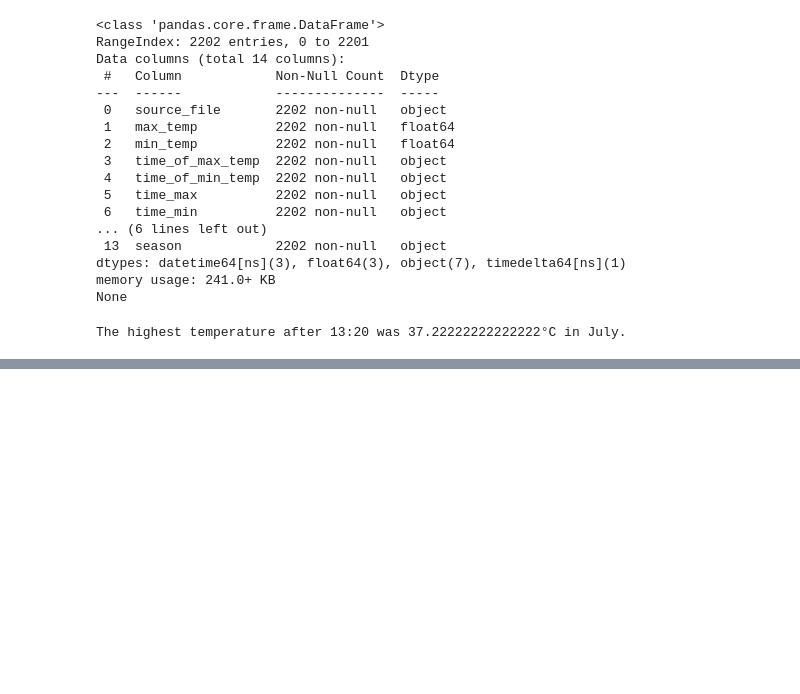
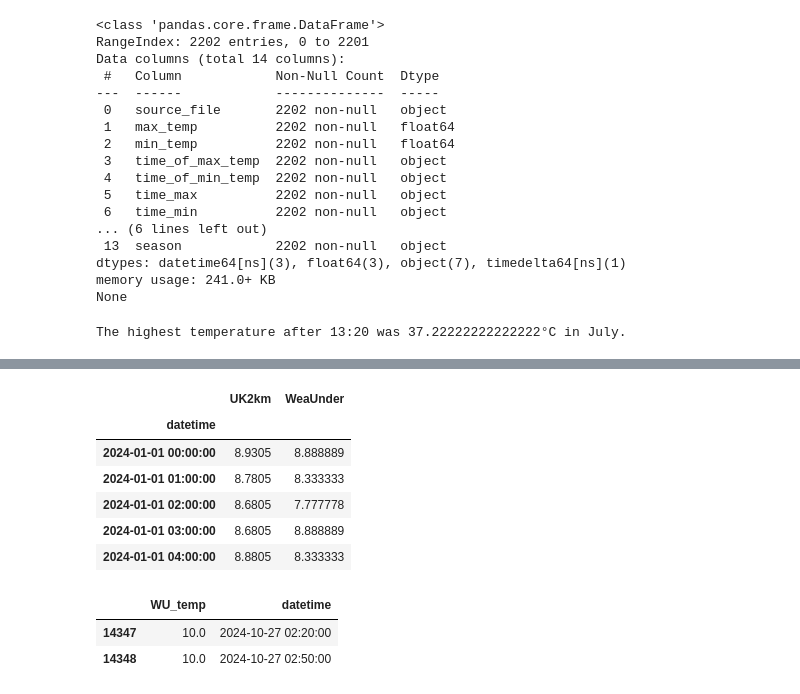
Before and after one commit to emanuel-gf/global-temp-anomaly---daily-max-nasa-esa-era5, a Jupyter notebook: daily_max_temp/explore_temp_and_time_distribution/temptime.ipynb, the cells around one changed output, grey strips where cells are left out. Saved outputs shown, nothing was run; the diff lists cells and outputs as text; code cells hidden in the pictures; blank space fills up the shorter version.

```diff
--- a/daily_max_temp/explore_temp_and_time_distribution/temptime.ipynb
+++ b/daily_max_temp/explore_temp_and_time_distribution/temptime.ipynb
@@ -171,0 +216,50 @@ ValueError: Mime type rendering requires nbformat>=4.2.0 but it is not installed
+# %%
+RAW_DIR = Path(f"/home/camarada/Documents/projects/temp-grss-nasa/data_/wunderground/processed/{yearr}")
+year = sorted(RAW_DIR.rglob("*.parquet"))
+
+# 1. Load all years at once — Polars handles this efficiently
+df_wupl = pl.scan_parquet(year).select(
+                (pl.col("Temperature").sub(32).mul((5/9)).alias("WU_temp"), ## convert to celcius
+                pl.col("datetime"))
+                ).collect()
+
+df_wupl = df_wupl.to_pandas()
+# %%
+## dealing with clock change in summer periods
+## when the clocks goes back from summer, it may cause
+## duplicated times period which causes error when concatenating
+
+# Group by hour, mean it, and then drop any index duplicates that remain
+wu_resampled = df_wupl.set_index('datetime').resample('1h').mean()
+wu_resampled = wu_resampled[~wu_resampled.index.duplicated(keep='first')]
+
+## do the same for openmeteo UK2KM
+df_uk = df.set_index('datetime').resample('1h').mean()
+df_uk = df_uk[~df_uk.index.duplicated(keep='first')]
+
+# Now the concat will work
+dff = pd.concat([
+    df_uk[['temperature_2m']],
+    wu_resampled
+],
+    axis=1)
+
+## modify name
+dff = dff.rename(columns={
+            'temperature_2m':'UK2km',
+            'WU_temp':'WeaUnder'})
+dff.head()
+# %% [output]
+|  | UK2km | WeaUnder |
+| datetime |  |  |
+| 2024-01-01 00:00:00 | 8.9305 | 8.888889 |
+| 2024-01-01 01:00:00 | 8.7805 | 8.333333 |
+| 2024-01-01 02:00:00 | 8.6805 | 7.777778 |
+| 2024-01-01 03:00:00 | 8.6805 | 8.888889 |
+| 2024-01-01 04:00:00 | 8.8805 | 8.333333 |
+# %%
+df_wupl[df_wupl['datetime'].duplicated()]
+# %% [output]
+|  | WU_temp | datetime |
+| 14347 | 10.0 | 2024-10-27 02:20:00 |
+| 14348 | 10.0 | 2024-10-27 02:50:00 |
```
Also changed, not shown: parts of 25 cells of this notebook, 1 other file.
